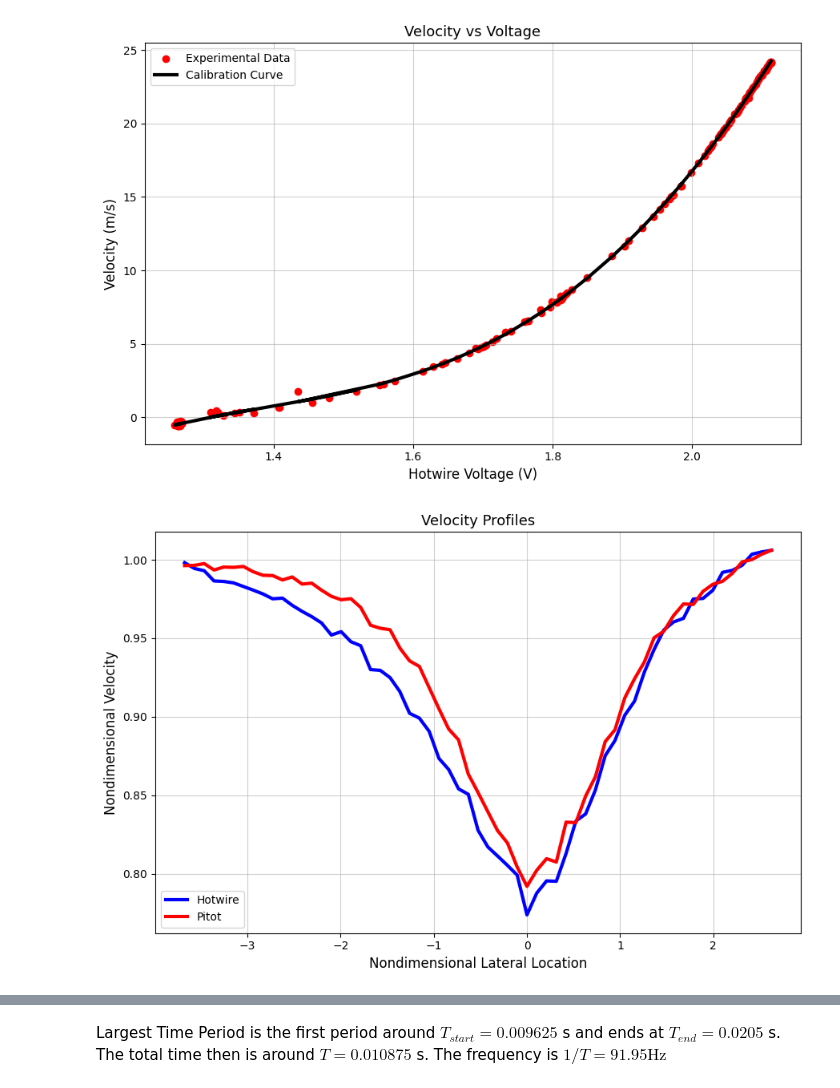
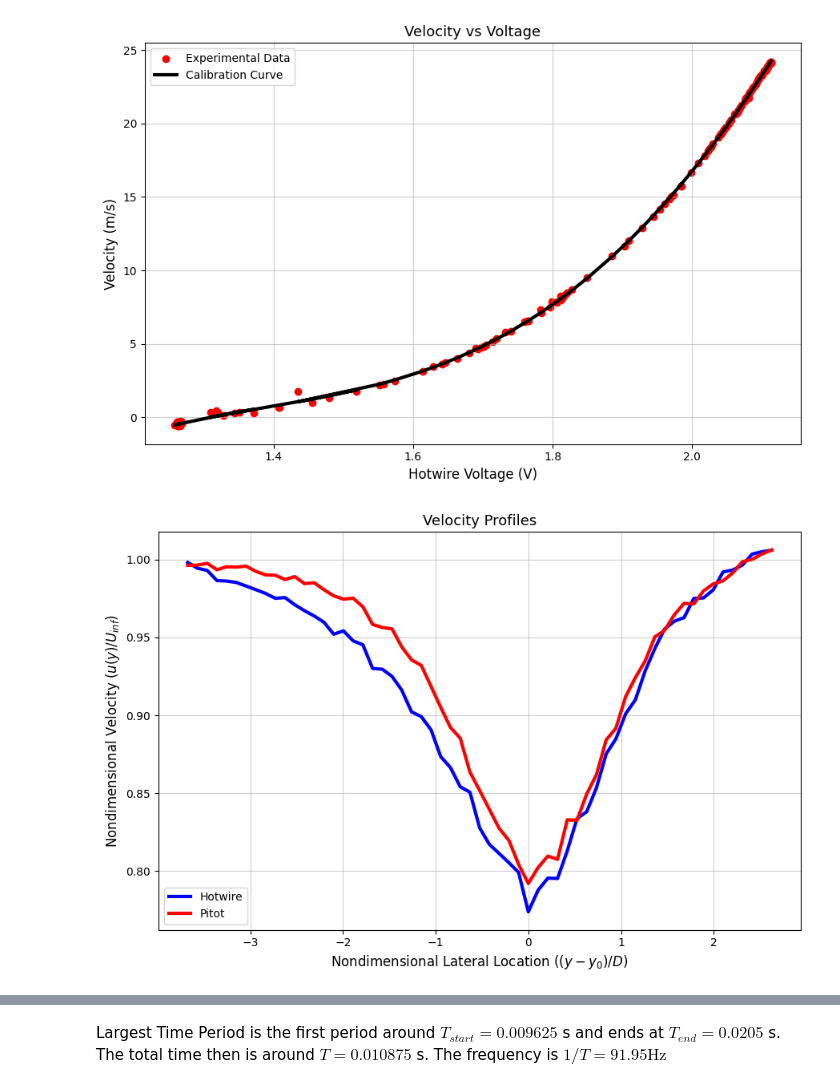
Before and after one commit to MaheenKumar/AE460, a Jupyter notebook: AE460HW4_Kumar.ipynb, the cells around one changed output, grey strips where cells are left out. Saved outputs shown, nothing was run; the diff lists cells and outputs as text; code cells hidden in the pictures.

```diff
--- a/AE460HW4_Kumar.ipynb
+++ b/AE460HW4_Kumar.ipynb
@@ -42,36 +42,36 @@ D = 19.05 #mm
 df = pd.read_csv('velocityprofile.csv', skiprows=15)
 y = df["Lateral Position [mm]"]
 pitotvel = df[" Pitot/Static Vel [m/s]"]
 hotwirevel = df[" Hot Wire Vel [m/s]"]
 y0_pitot = y[pitotvel.idxmin()]
 y0_hotwire = y[hotwirevel.idxmin()]
 
 u_inf_pitot = pd.concat([pitotvel.iloc[:3], pitotvel.iloc[-3:]]).mean()
 u_inf_hw = pd.concat([hotwirevel.iloc[:3], hotwirevel.iloc[-3:]]).mean()
 
 y_hw_norm = hotwirevel/u_inf_hw
 y_pitot_norm = pitotvel/u_inf_pitot
 
 x_hw_norm = (y-y0_hotwire)/D
 x_pitot_norm = (y-y0_pitot)/D
 #print(y_hw_norm)
 plt.figure(figsize=(9, 6))
 
 plt.plot(x_hw_norm,y_hw_norm, label = "Hotwire", color = "blue", linewidth=3)
 plt.plot(x_pitot_norm,y_pitot_norm, label = "Pitot", color = "red", linewidth=3)
-plt.xlabel("Nondimensional Lateral Location", fontsize=12)
-plt.ylabel("Nondimensional Velocity", fontsize=12)
+plt.xlabel(r"Nondimensional Lateral Location ($(y - y_0)/D$)", fontsize=12)
+plt.ylabel(r"Nondimensional Velocity ($u(y)/U_{inf}$)", fontsize=12)
 plt.title(
     "Velocity Profiles",
     fontsize=13,
 )
 plt.grid(True, alpha=0.6)
 plt.tight_layout()
 plt.legend()
 
 plt.show()
 # %% [output]
-[figure, old version]
+[figure, new version]
 # %%
 import numpy as np
 import matplotlib.pyplot as plt
```
Also changed, not shown: parts of 5 cells of this notebook.
